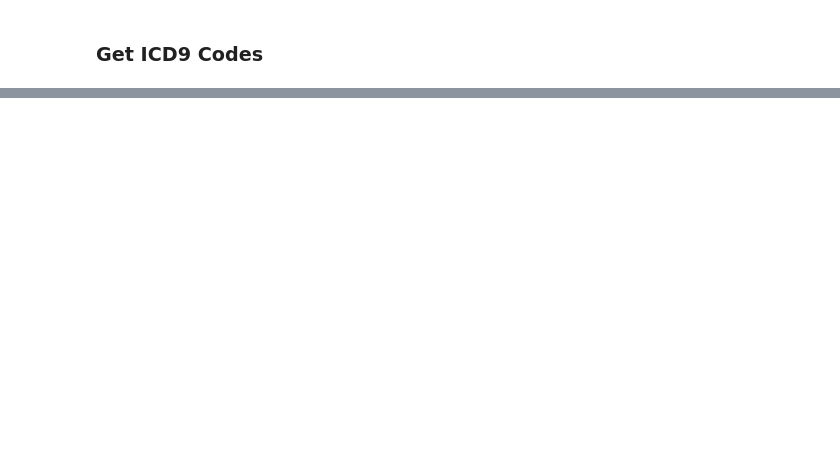
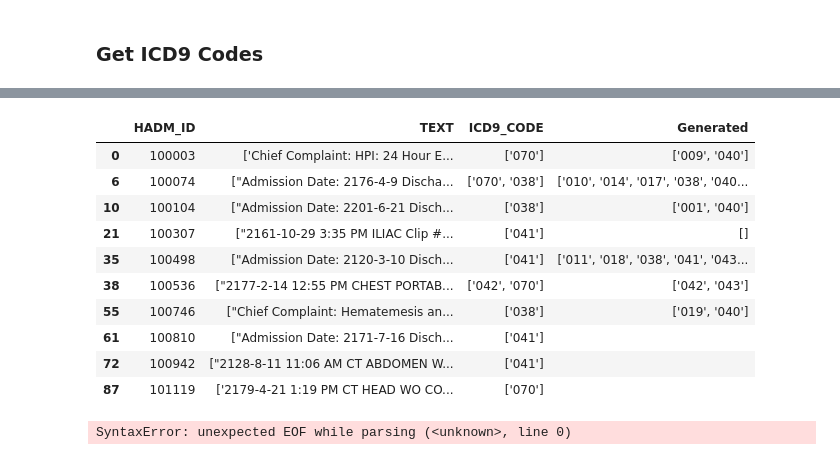
Before and after one commit to zso3n3n/mimic-iii-medcode-azure, a Jupyter notebook: medical_coding.ipynb, the cells around one changed output, grey strips where cells are left out. Drawn from its saved outputs; the diff is of its cells as text; code cells hidden in the pictures; blank space fills up the shorter version.

```diff
--- a/medical_coding.ipynb
+++ b/medical_coding.ipynb
@@ -160,0 +207,47 @@ for index, row in slim_df.iterrows():
+# %%
+def format_icd9(x):
+    new_codes = []
+    code_list = ast.literal_eval(x)
+    for code in code_list:
+        new_codes.append(f"{code:0>3}".format(num="1"))
+
+    return str(new_codes)
+
+def recall_score(truth, generated):
+    actual_list = ast.literal_eval(truth)
+    generated_list = ast.literal_eval(generated)
+
+    similar = len(set(actual_list) & set(generated_list))
+
+    return similar / len(actual_list)
+
+def precision_score(truth, generated):
+    actual_list = ast.literal_eval(truth)
+    generated_list = ast.literal_eval(generated)
+
+    similar = len(set(actual_list) & set(generated_list))
+
+    return similar / len(generated_list)
+# %%
+results = pd.DataFrame()
+results = slim_df.copy().dropna()
+
+results['ICD9_CODE'] = results['ICD9_CODE'].apply(format_icd9)
+display(results.head(20))
+results['Recall'] = results.apply(lambda x: recall_score(x['ICD9_CODE'], x['Generated']), axis=1)
+results['Precision'] = results.apply(lambda x: precision_score(x['ICD9_CODE'], x['Generated']), axis=1)
+
+display(results.head(20))
+# %% [output]
+|  | HADM_ID | TEXT | ICD9_CODE | Generated |
+| 0 | 100003 | ['Chief Complaint: HPI: 24 Hour E... | ['070'] | ['009', '040'] |
+| 6 | 100074 | ["Admission Date: 2176-4-9 Discha... | ['070', '038'] | ['010', '014', '017', '038', '040... |
+| 10 | 100104 | ["Admission Date: 2201-6-21 Disch... | ['038'] | ['001', '040'] |
+| 21 | 100307 | ["2161-10-29 3:35 PM ILIAC Clip #... | ['041'] | [] |
+| 35 | 100498 | ["Admission Date: 2120-3-10 Disch... | ['041'] | ['011', '018', '038', '041', '043... |
+| 38 | 100536 | ["2177-2-14 12:55 PM CHEST PORTAB... | ['042', '070'] | ['042', '043'] |
+| 55 | 100746 | ["Chief Complaint: Hematemesis an... | ['038'] | ['019', '040'] |
+| 61 | 100810 | ["Admission Date: 2171-7-16 Disch... | ['041'] |  |
+| 72 | 100942 | ["2128-8-11 11:06 AM CT ABDOMEN W... | ['041'] |  |
+| 87 | 101119 | ['2179-4-21 1:19 PM CT HEAD WO CO... | ['070'] |  |
+SyntaxError: unexpected EOF while parsing (<unknown>, line 0)
```
Also changed, not shown: parts of 16 cells of this notebook, 6 other files.
